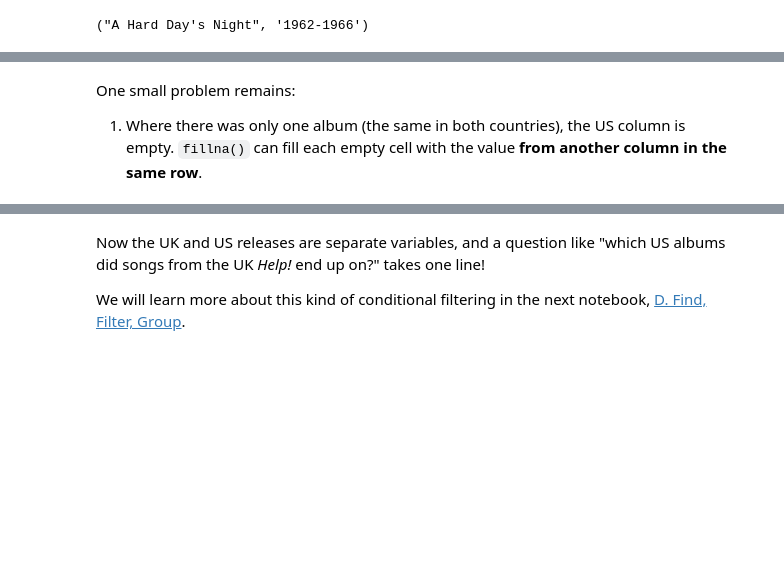
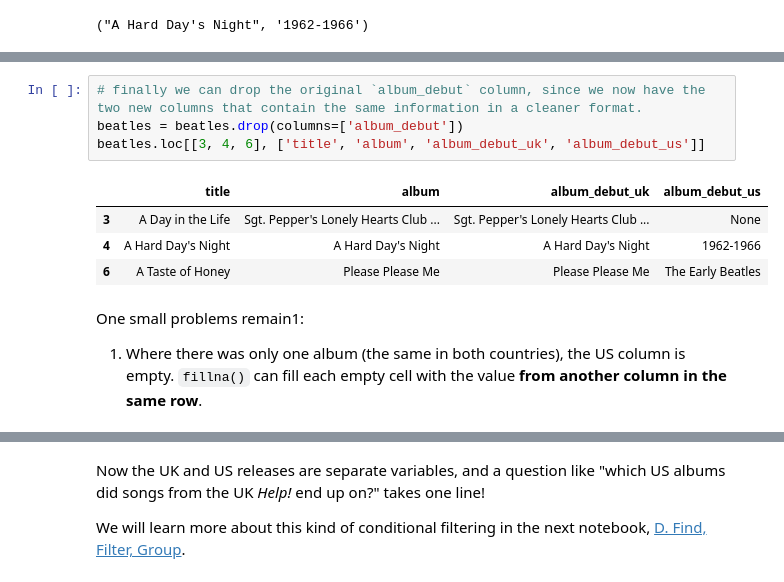
Before and after one commit to RichardFreedman/Heidelberg_Class, a Jupyter notebook: 02_Beatles_Tidy_Clean_Filter_Group_Chart/A_Beatles_Clean_Tidy_Examples.ipynb, the cells around one changed output, grey strips where cells are left out. Drawn from its saved outputs; the diff is of its cells as text; blank space fills up the shorter version.

```diff
--- a/02_Beatles_Tidy_Clean_Filter_Group_Chart/A_Beatles_Clean_Tidy_Examples.ipynb
+++ b/02_Beatles_Tidy_Clean_Filter_Group_Chart/A_Beatles_Clean_Tidy_Examples.ipynb
@@ -242,5 +253,14 @@ beatles.loc[[3, 4, 6], ['title', 'album_debut', 'album_debut_uk', 'album_debut_u
+# %%
+# finally we can drop the original `album_debut` column, since we now have the two new columns that contain the same information in a cleaner format.
+beatles = beatles.drop(columns=['album_debut'])
+beatles.loc[[3, 4, 6], ['title', 'album', 'album_debut_uk', 'album_debut_us']]
+# %% [output]
+|  | title | album | album_debut_uk | album_debut_us |
+| 3 | A Day in the Life | Sgt. Pepper's Lonely Hearts Club ... | Sgt. Pepper's Lonely Hearts Club ... | None |
+| 4 | A Hard Day's Night | A Hard Day's Night | A Hard Day's Night | 1962-1966 |
+| 6 | A Taste of Honey | Please Please Me | Please Please Me | The Early Beatles |
 # %% [markdown]
-One small problem remains:
+One small problems remain1:
 
 1. Where there was only one album (the same in both countries), the US column is empty. `fillna()` can fill each empty cell with the value **from another column in the same row**.
 # %%
```
Also changed, not shown: parts of 8 cells of this notebook, 1 other file.
